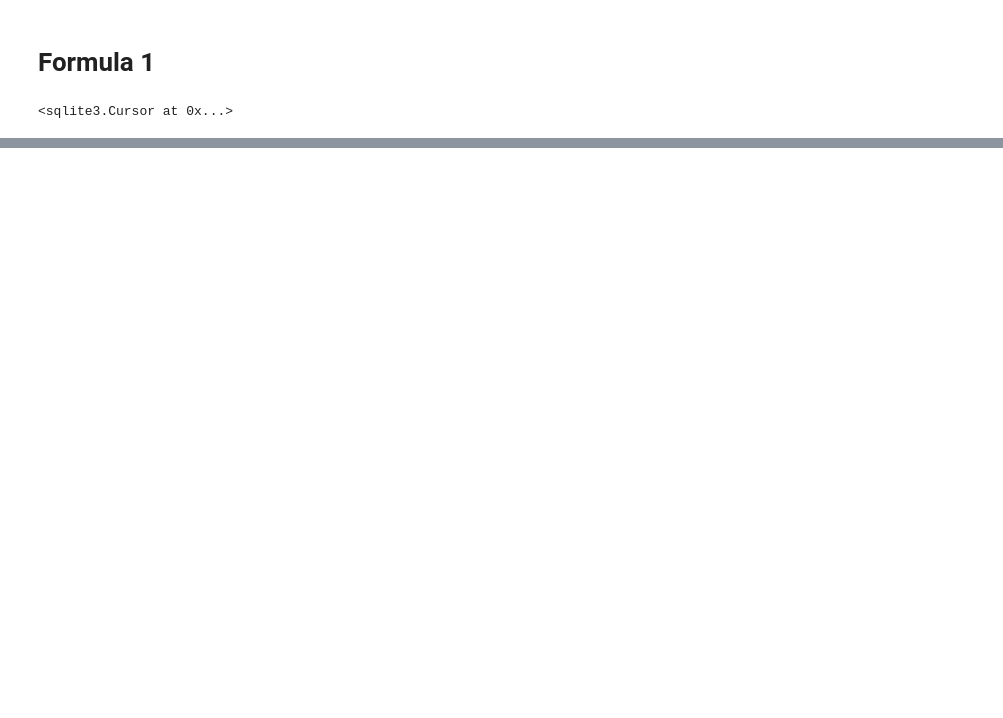
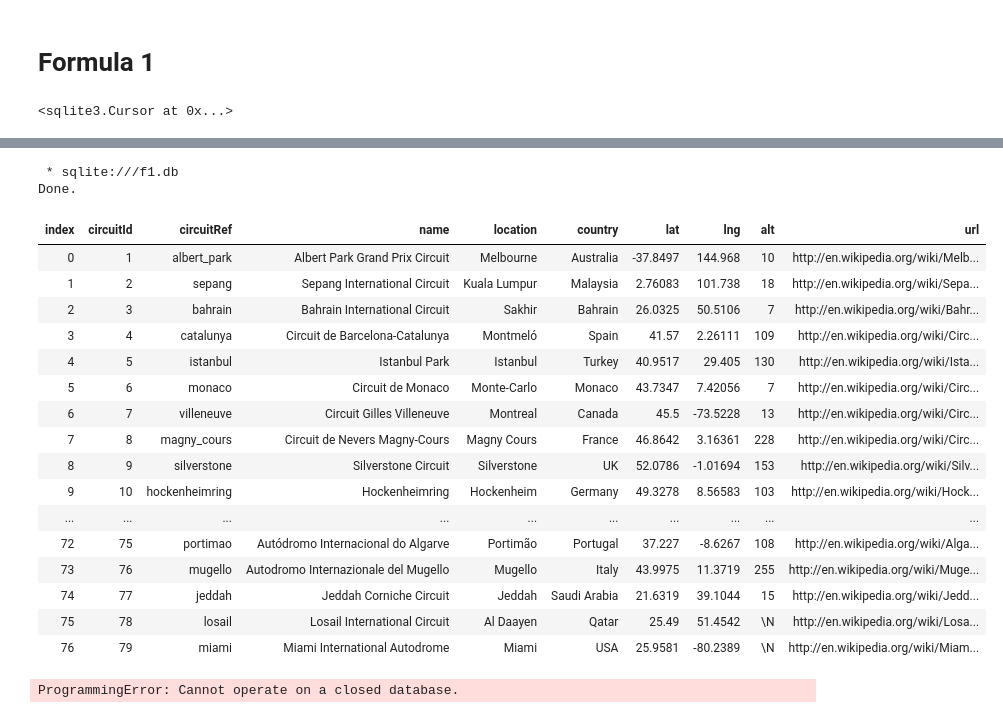
Before and after one commit to rahulakrish/formula_1, a Jupyter notebook: notebook.ipynb, the cells around one changed output, grey strips where cells are left out. Drawn from its saved outputs; the diff is of its cells as text; code cells hidden in the pictures; blank space fills up the shorter version.

```diff
--- a/notebook.ipynb
+++ b/notebook.ipynb
@@ -70,0 +91,24 @@ cur.execute('''SELECT * FROM circuit_info_new LIMIT 2''').fetchall()
+# %%
+%%sql
+SELECT *
+FROM circ_info
+# %% [output]
+ * sqlite:///f1.db
+Done.
+| index | circuitId | circuitRef | name | location | country | lat | lng | alt | url |
+| 0 | 1 | albert_park | Albert Park Grand Prix Circuit | Melbourne | Australia | -37.8497 | 144.968 | 10 | http://en.wikipedia.org/wiki/Melb... |
+| 1 | 2 | sepang | Sepang International Circuit | Kuala Lumpur | Malaysia | 2.76083 | 101.738 | 18 | http://en.wikipedia.org/wiki/Sepa... |
+| 2 | 3 | bahrain | Bahrain International Circuit | Sakhir | Bahrain | 26.0325 | 50.5106 | 7 | http://en.wikipedia.org/wiki/Bahr... |
+| 3 | 4 | catalunya | Circuit de Barcelona-Catalunya | Montmeló | Spain | 41.57 | 2.26111 | 109 | http://en.wikipedia.org/wiki/Circ... |
+| 4 | 5 | istanbul | Istanbul Park | Istanbul | Turkey | 40.9517 | 29.405 | 130 | http://en.wikipedia.org/wiki/Ista... |
+| 5 | 6 | monaco | Circuit de Monaco | Monte-Carlo | Monaco | 43.7347 | 7.42056 | 7 | http://en.wikipedia.org/wiki/Circ... |
+| 6 | 7 | villeneuve | Circuit Gilles Villeneuve | Montreal | Canada | 45.5 | -73.5228 | 13 | http://en.wikipedia.org/wiki/Circ... |
+| 7 | 8 | magny_cours | Circuit de Nevers Magny-Cours | Magny Cours | France | 46.8642 | 3.16361 | 228 | http://en.wikipedia.org/wiki/Circ... |
+| 8 | 9 | silverstone | Silverstone Circuit | Silverstone | UK | 52.0786 | -1.01694 | 153 | http://en.wikipedia.org/wiki/Silv... |
+| 9 | 10 | hockenheimring | Hockenheimring | Hockenheim | Germany | 49.3278 | 8.56583 | 103 | http://en.wikipedia.org/wiki/Hock... |
+| ... | ... | ... | ... | ... | ... | ... | ... | ... | ... |
+| 72 | 75 | portimao | Autódromo Internacional do Algarve | Portimão | Portugal | 37.227 | -8.6267 | 108 | http://en.wikipedia.org/wiki/Alga... |
+| 73 | 76 | mugello | Autodromo Internazionale del Mugello | Mugello | Italy | 43.9975 | 11.3719 | 255 | http://en.wikipedia.org/wiki/Muge... |
+| 74 | 77 | jeddah | Jeddah Corniche Circuit | Jeddah | Saudi Arabia | 21.6319 | 39.1044 | 15 | http://en.wikipedia.org/wiki/Jedd... |
+| 75 | 78 | losail | Losail International Circuit | Al Daayen | Qatar | 25.49 | 51.4542 | \N | http://en.wikipedia.org/wiki/Losa... |
+| 76 | 79 | miami | Miami International Autodrome | Miami | USA | 25.9581 | -80.2389 | \N | http://en.wikipedia.org/wiki/Miam... |
@@ -70,0 +119,5 @@ cur.execute('''SELECT * FROM circuit_info_new LIMIT 2''').fetchall()
+# %%
+df = pd.read_csv('https://raw.githubusercontent.com/rahulakrish/formula_1/main/circuits.csv')
+df.to_sql('const',cnn)
+# %% [output]
+ProgrammingError: Cannot operate on a closed database.
```
Also changed, not shown: parts of 7 cells of this notebook.
